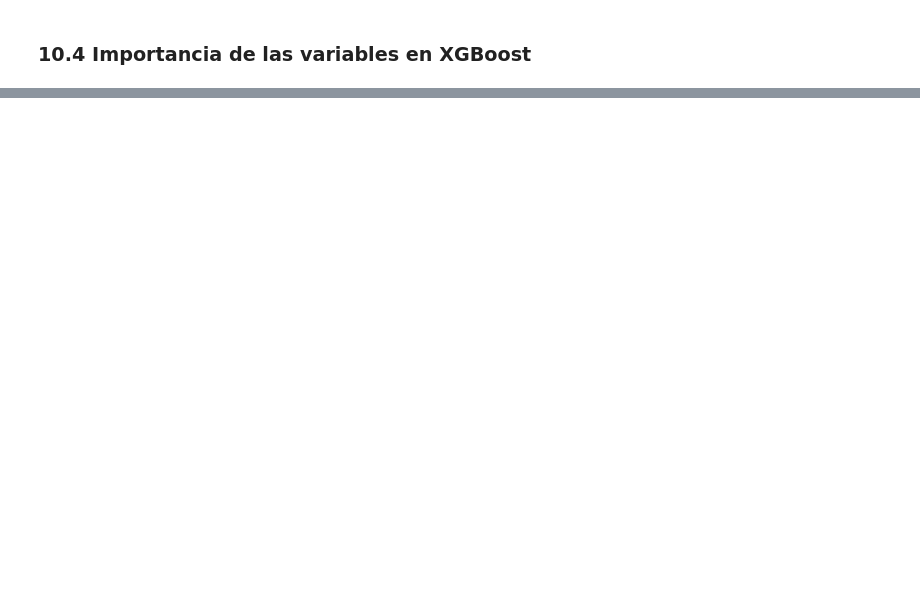
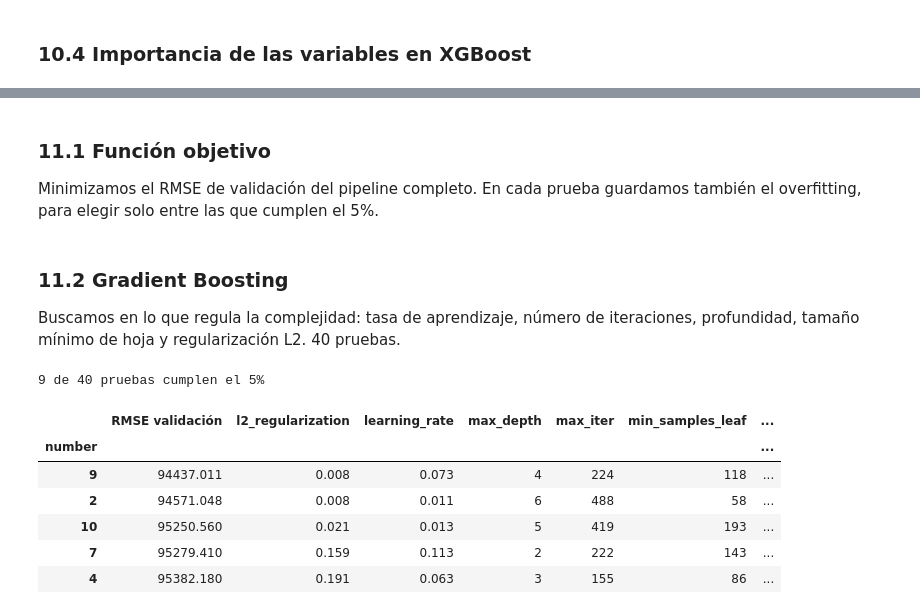
Before and after one commit to Bootcamp-DA-P3/ML_project_UCI_Credit_Card_data, a Jupyter notebook: notebooks/proyecto_regresion.ipynb, the cells around one changed output, grey strips where cells are left out. Drawn from its saved outputs; the diff is of its cells as text; code cells hidden in the pictures; blank space fills up the shorter version.

Commit message:
se incluye Optuna

```diff
--- a/notebooks/proyecto_regresion.ipynb
+++ b/notebooks/proyecto_regresion.ipynb
@@ -1244,0 +1249,4 @@ eg_lambda=5):** reduce el overfitting al 3,86% y sube el ^2$ de validación a 0,
+# %% [markdown]
+### 11.1 Función objetivo
+
+Minimizamos el RMSE de validación del pipeline completo. En cada prueba guardamos también el overfitting, para elegir solo entre las que cumplen el 5%.
@@ -1244,0 +1290,31 @@ eg_lambda=5):** reduce el overfitting al 3,86% y sube el ^2$ de validación a 0,
+# %% [markdown]
+### 11.2 Gradient Boosting
+
+Buscamos en lo que regula la complejidad: tasa de aprendizaje, número de iteraciones, profundidad, tamaño mínimo de hoja y regularización L2. 40 pruebas.
+# %%
+def objetivo_gb(trial):
+    modelo = HistGradientBoostingRegressor(
+        learning_rate=trial.suggest_float("learning_rate", 0.01, 0.2, log=True),
+        max_iter=trial.suggest_int("max_iter", 100, 500),
+        max_depth=trial.suggest_int("max_depth", 2, 6),
+        min_samples_leaf=trial.suggest_int("min_samples_leaf", 20, 200),
+        l2_regularization=trial.suggest_float("l2_regularization", 0.001, 100, log=True),
+        random_state=42,
+    )
+    return puntuar(trial, modelo)
+
+
+estudio_gb = optuna.create_study(direction="minimize", sampler=optuna.samplers.TPESampler(seed=42))
+estudio_gb.optimize(objetivo_gb, n_trials=40)
+
+mejor_gb = mejor_valida(estudio_gb)
+top_pruebas(estudio_gb)
+# %% [output]
+9 de 40 pruebas cumplen el 5%
+|  | RMSE validación | l2_regularization | learning_rate | max_depth | max_iter | min_samples_leaf | ... |
+| number |  |  |  |  |  |  | ... |
+| 9 | 94437.011 | 0.008 | 0.073 | 4 | 224 | 118 | ... |
+| 2 | 94571.048 | 0.008 | 0.011 | 6 | 488 | 58 | ... |
+| 10 | 95250.560 | 0.021 | 0.013 | 5 | 419 | 193 | ... |
+| 7 | 95279.410 | 0.159 | 0.113 | 2 | 222 | 143 | ... |
+| 4 | 95382.180 | 0.191 | 0.063 | 3 | 155 | 86 | ... |
```
Also changed, not shown: parts of 11 cells of this notebook, 1 other file.
